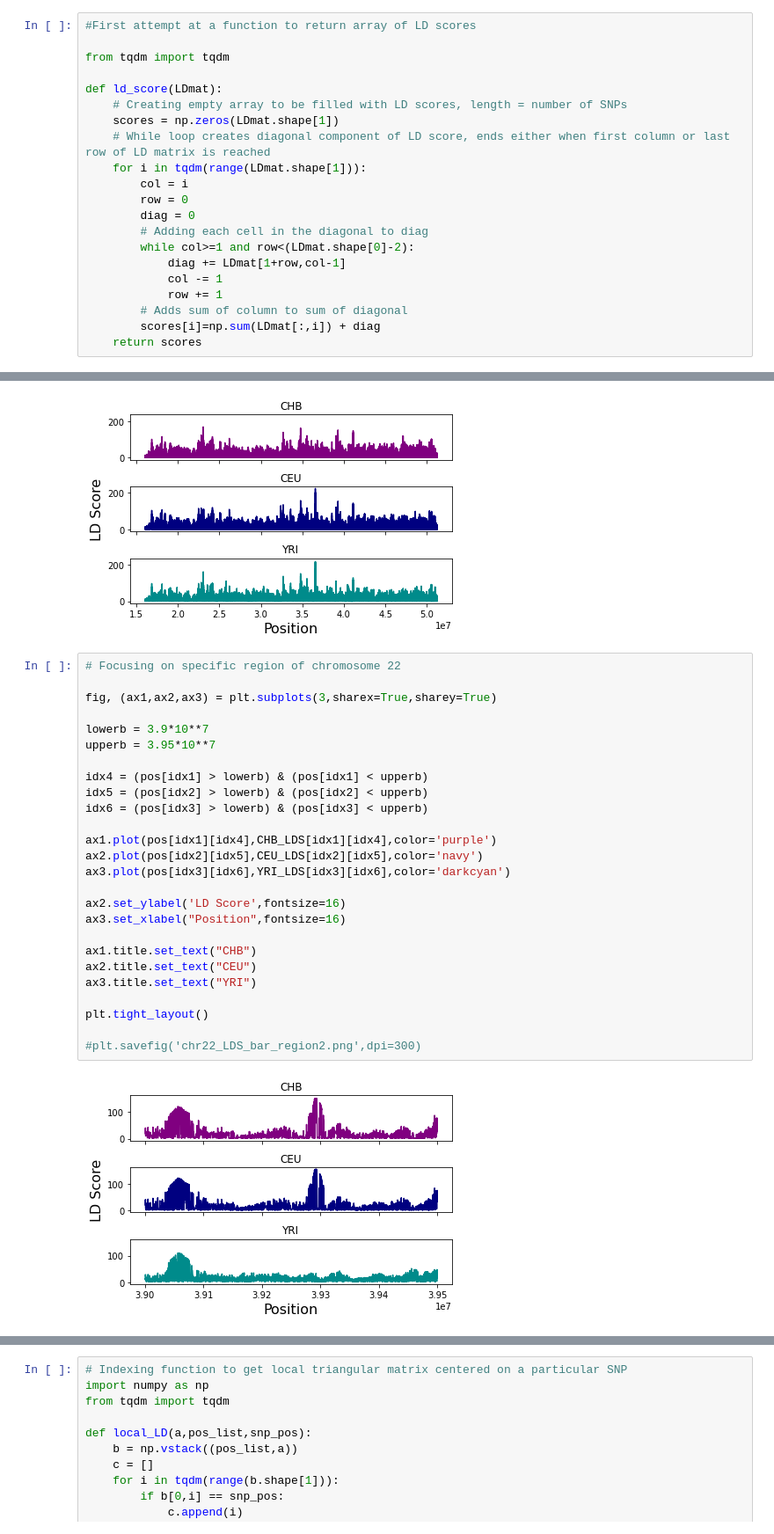
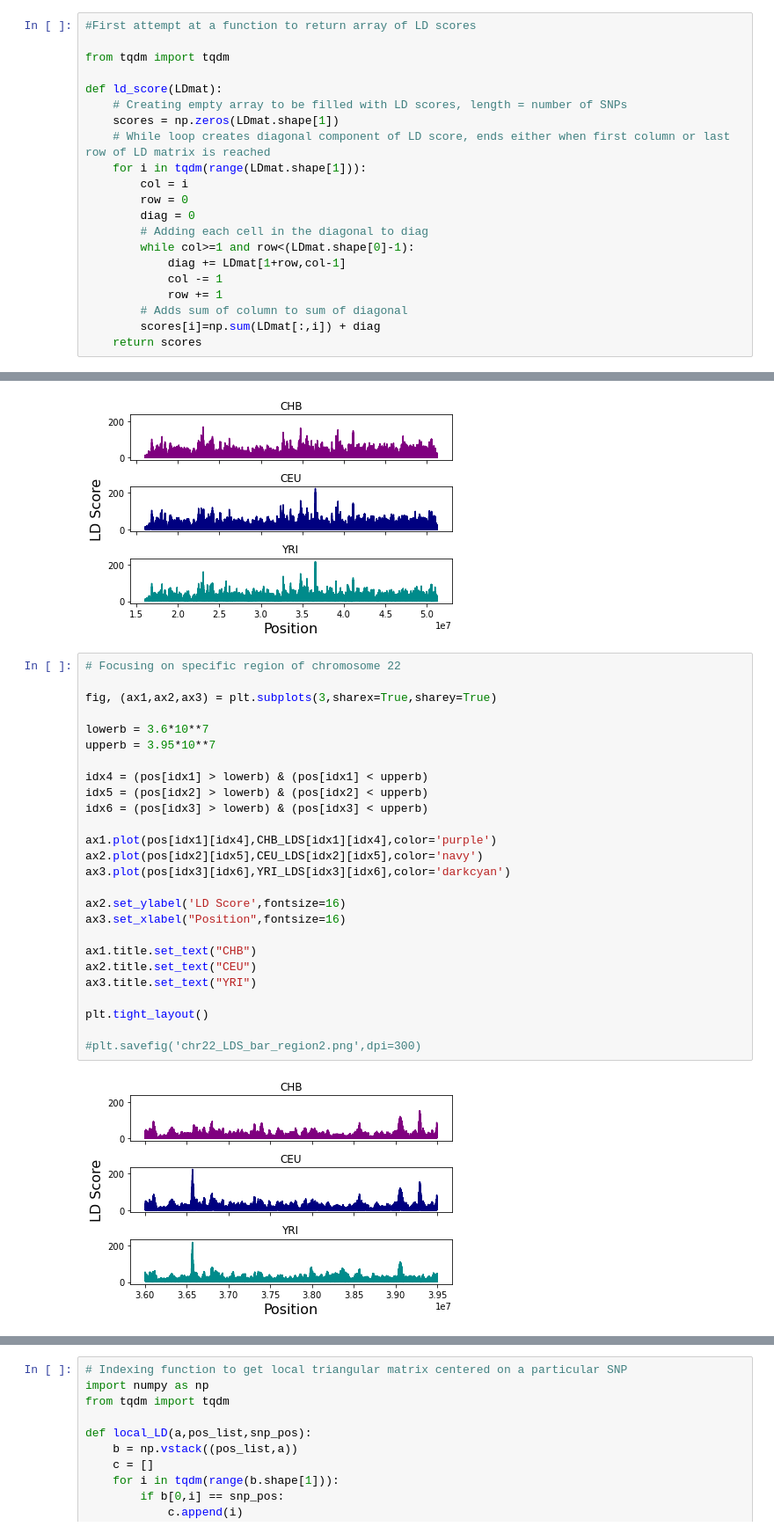
Before and after one commit to achyutha11/geo_LD_viz_v2, a Jupyter notebook: doc/notebooks/kxpexp.ipynb, the cells around one changed output, grey strips where cells are left out. Shown at 88% size. Drawn from its saved outputs; the diff is of its cells as text.

```diff
--- a/doc/notebooks/kxpexp.ipynb
+++ b/doc/notebooks/kxpexp.ipynb
@@ -411,7 +411,7 @@ def ld_score(LDmat):
         row = 0
         diag = 0
         # Adding each cell in the diagonal to diag
-        while col>=1 and row<(LDmat.shape[0]-2):
+        while col>=1 and row<(LDmat.shape[0]-1):
             diag += LDmat[1+row,col-1]
             col -= 1
             row += 1
@@ -507,31 +532,31 @@ plt.tight_layout()
 # %%
 # Focusing on specific region of chromosome 22
 
 fig, (ax1,ax2,ax3) = plt.subplots(3,sharex=True,sharey=True)
 
-lowerb = 3.9*10**7
+lowerb = 3.6*10**7
 upperb = 3.95*10**7
 
 idx4 = (pos[idx1] > lowerb) & (pos[idx1] < upperb)
 idx5 = (pos[idx2] > lowerb) & (pos[idx2] < upperb)
 idx6 = (pos[idx3] > lowerb) & (pos[idx3] < upperb)
 
 ax1.plot(pos[idx1][idx4],CHB_LDS[idx1][idx4],color='purple')
 ax2.plot(pos[idx2][idx5],CEU_LDS[idx2][idx5],color='navy')
 ax3.plot(pos[idx3][idx6],YRI_LDS[idx3][idx6],color='darkcyan')
 
 ax2.set_ylabel('LD Score',fontsize=16)
 ax3.set_xlabel("Position",fontsize=16)
 
 ax1.title.set_text("CHB")
 ax2.title.set_text("CEU")
 ax3.title.set_text("YRI")
 
 plt.tight_layout()
 
 #plt.savefig('chr22_LDS_bar_region2.png',dpi=300)
 # %% [output]
-[figure, old version]
+[figure, new version]
 # %%
 idx = (CEU_LDS > 0) & (CHB_LDS > 0)
 plt.scatter(CHB_LDS[idx],CEU_LDS[idx],s=0.1,color='purple')
```
Also changed, not shown: parts of 6 cells of this notebook.
